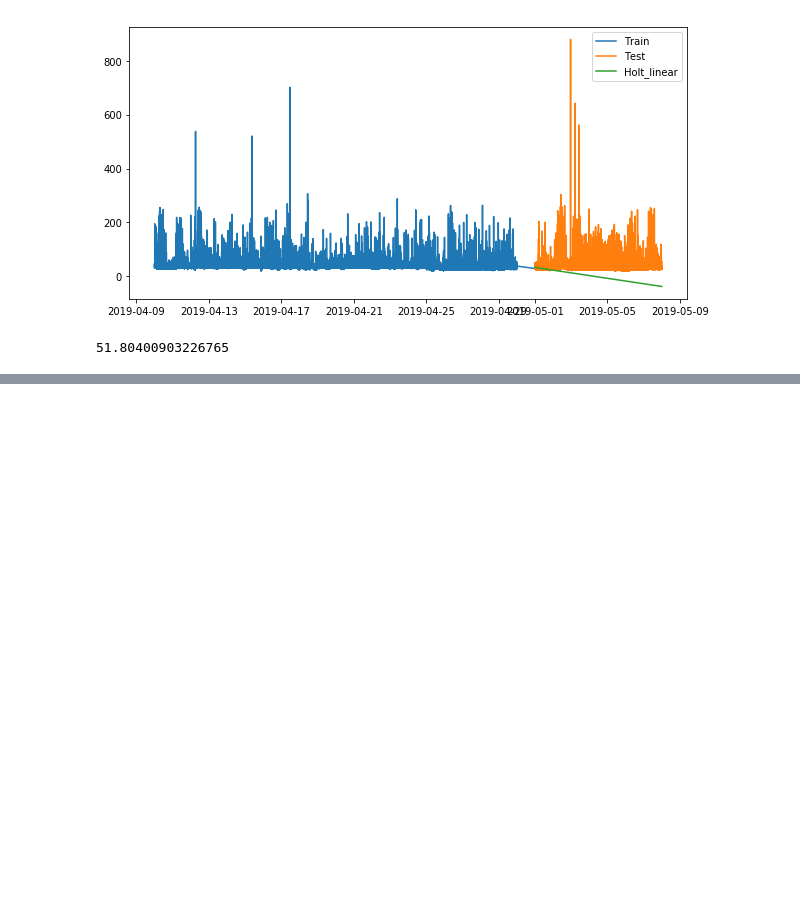
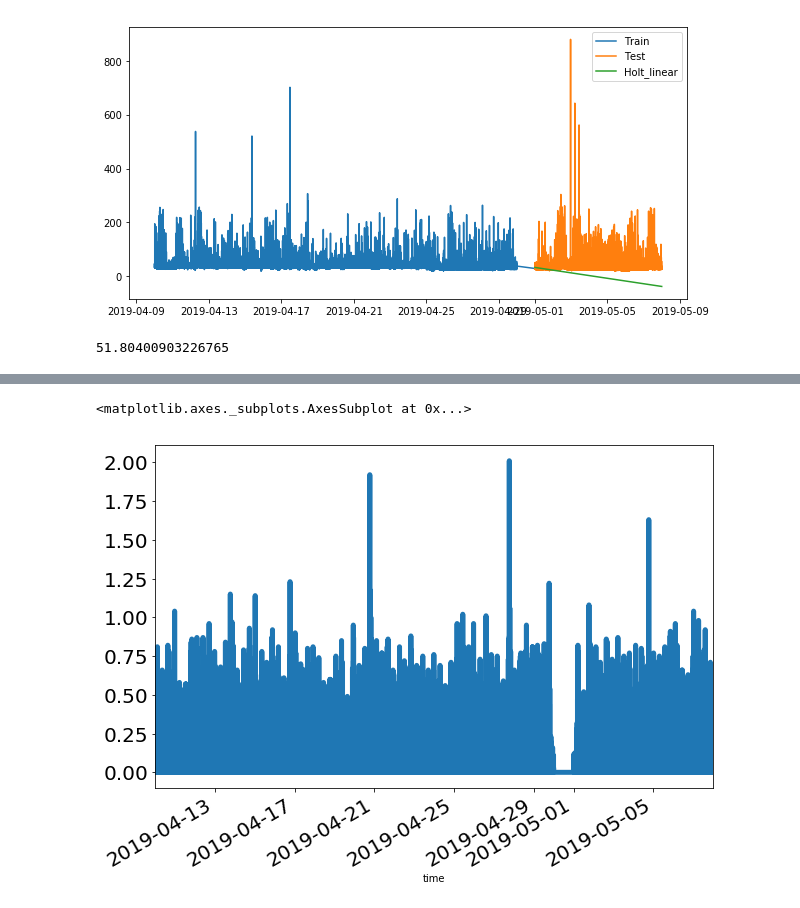
Before and after one commit to ashishsethia777/Github, a Jupyter notebook: TimeSer2Uni.ipynb, the cells around one changed output, grey strips where cells are left out. Drawn from its saved outputs; the diff is of its cells as text; code cells hidden in the pictures; blank space fills up the shorter version.

```diff
--- a/TimeSer2Uni.ipynb
+++ b/TimeSer2Uni.ipynb
@@ -241,5 +262,5 @@ print(rms)
 # %%
-sam3=frame12[frame12['device_ip']=='10.254.231.7']
+sam3=frame12[frame12['device_ip']=='10.254.228.8']
 # %%
 sam3.metric_text.unique()
 # %% [output]
@@ -246,0 +276,6 @@ array(['Availability'], dtype=object)
+# %%
+sam3=sam3[sam3['metric_text']=='Win-CPU Load'][['time','metric_text','value']]
+sam3.index=pd.to_datetime(sam3['time'])
+sam3=sam3.drop(['time'],axis=1)
+
+sam3.head()
@@ -246,0 +290,6 @@ array(['Availability'], dtype=object)
+# %%
+sam3['value'].plot(figsize=(10,7), linewidth=5, fontsize=20)
+#sam3.xlabel('Time', fontsize=20);
+# %% [output]
+<matplotlib.axes._subplots.AxesSubplot at 0x...>
+[figure, added]
```
Also changed, not shown: parts of 56 cells of this notebook.
